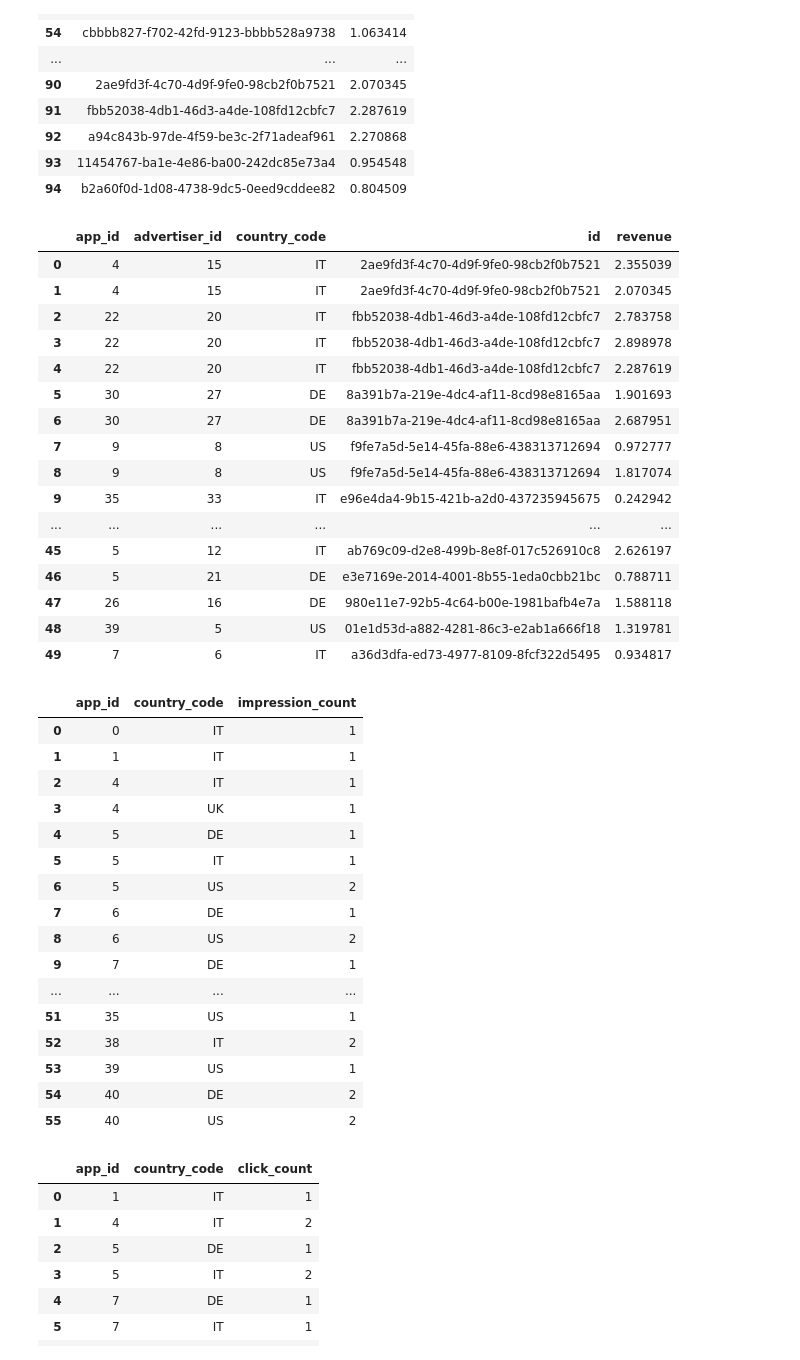
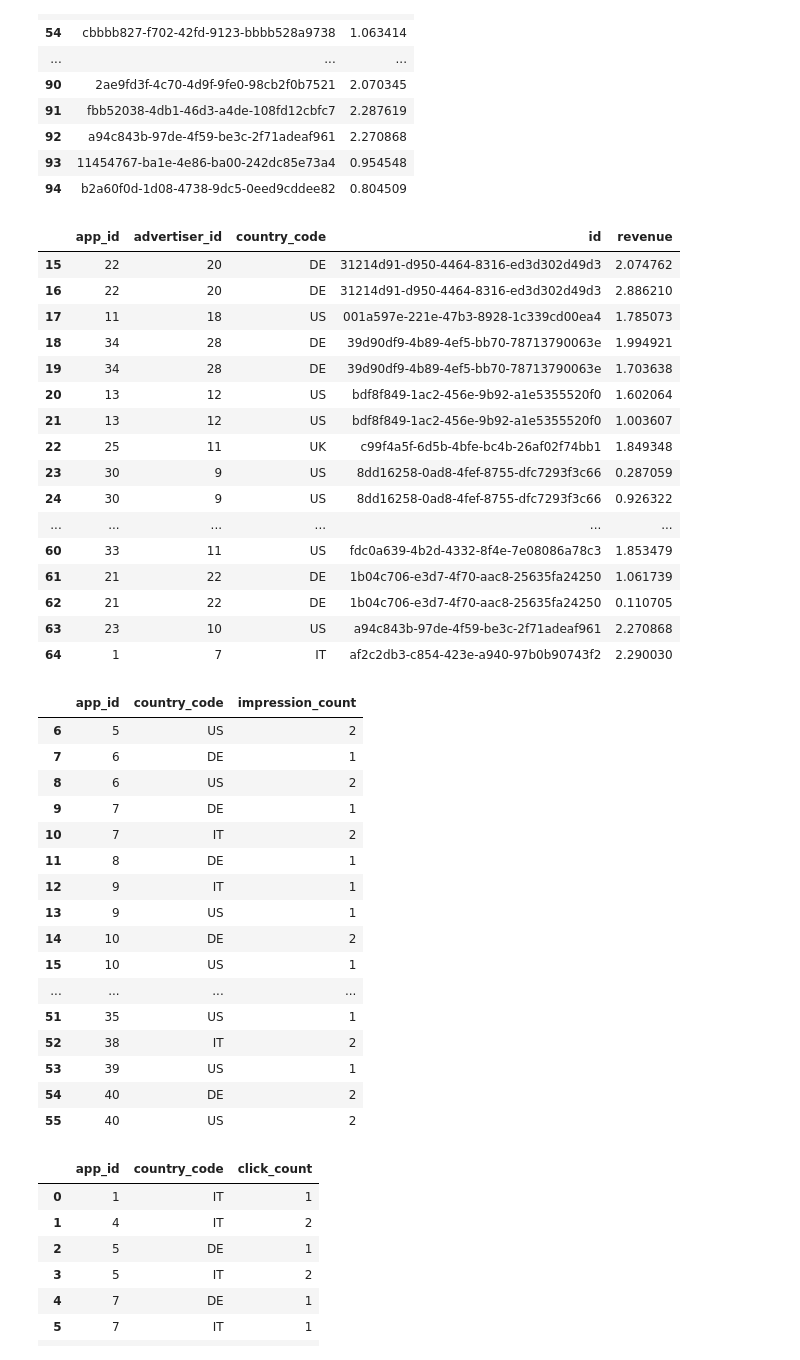
Before and after one commit to eyamini/Verve-Top-Advertisers, a Jupyter notebook: Merged.ipynb, the cells around one changed output. Drawn from its saved outputs; the diff is of its cells as text; code cells hidden in the pictures.

```diff
--- a/Merged.ipynb
+++ b/Merged.ipynb
@@ -54,41 +58,41 @@ clicks.tail(50)
 | 94 | b2a60f0d-1d08-4738-9dc5-0eed9cddee82 | 0.804509 |
 # %%
 merged = pd.merge(impressions, clicks, on="id")
-merged.head(50)
+merged.tail(50)
 # %% [output]
 |  | app_id | advertiser_id | country_code | id | revenue |
-| 0 | 4 | 15 | IT | 2ae9fd3f-4c70-4d9f-9fe0-98cb2f0b7521 | 2.355039 |
-| 1 | 4 | 15 | IT | 2ae9fd3f-4c70-4d9f-9fe0-98cb2f0b7521 | 2.070345 |
-| 2 | 22 | 20 | IT | fbb52038-4db1-46d3-a4de-108fd12cbfc7 | 2.783758 |
-| 3 | 22 | 20 | IT | fbb52038-4db1-46d3-a4de-108fd12cbfc7 | 2.898978 |
-| 4 | 22 | 20 | IT | fbb52038-4db1-46d3-a4de-108fd12cbfc7 | 2.287619 |
-| 5 | 30 | 27 | DE | 8a391b7a-219e-4dc4-af11-8cd98e8165aa | 1.901693 |
-| 6 | 30 | 27 | DE | 8a391b7a-219e-4dc4-af11-8cd98e8165aa | 2.687951 |
-| 7 | 9 | 8 | US | f9fe7a5d-5e14-45fa-88e6-438313712694 | 0.972777 |
-| 8 | 9 | 8 | US | f9fe7a5d-5e14-45fa-88e6-438313712694 | 1.817074 |
-| 9 | 35 | 33 | IT | e96e4da4-9b15-421b-a2d0-437235945675 | 0.242942 |
+| 15 | 22 | 20 | DE | 31214d91-d950-4464-8316-ed3d302d49d3 | 2.074762 |
+| 16 | 22 | 20 | DE | 31214d91-d950-4464-8316-ed3d302d49d3 | 2.886210 |
+| 17 | 11 | 18 | US | 001a597e-221e-47b3-8928-1c339cd00ea4 | 1.785073 |
+| 18 | 34 | 28 | DE | 39d90df9-4b89-4ef5-bb70-78713790063e | 1.994921 |
+| 19 | 34 | 28 | DE | 39d90df9-4b89-4ef5-bb70-78713790063e | 1.703638 |
+| 20 | 13 | 12 | US | bdf8f849-1ac2-456e-9b92-a1e5355520f0 | 1.602064 |
+| 21 | 13 | 12 | US | bdf8f849-1ac2-456e-9b92-a1e5355520f0 | 1.003607 |
+| 22 | 25 | 11 | UK | c99f4a5f-6d5b-4bfe-bc4b-26af02f74bb1 | 1.849348 |
+| 23 | 30 | 9 | US | 8dd16258-0ad8-4fef-8755-dfc7293f3c66 | 0.287059 |
+| 24 | 30 | 9 | US | 8dd16258-0ad8-4fef-8755-dfc7293f3c66 | 0.926322 |
 | ... | ... | ... | ... | ... | ... |
-| 45 | 5 | 12 | IT | ab769c09-d2e8-499b-8e8f-017c526910c8 | 2.626197 |
-| 46 | 5 | 21 | DE | e3e7169e-2014-4001-8b55-1eda0cbb21bc | 0.788711 |
-| 47 | 26 | 16 | DE | 980e11e7-92b5-4c64-b00e-1981bafb4e7a | 1.588118 |
-| 48 | 39 | 5 | US | 01e1d53d-a882-4281-86c3-e2ab1a666f18 | 1.319781 |
-| 49 | 7 | 6 | IT | a36d3dfa-ed73-4977-8109-8fcf322d5495 | 0.934817 |
+| 60 | 33 | 11 | US | fdc0a639-4b2d-4332-8f4e-7e08086a78c3 | 1.853479 |
+| 61 | 21 | 22 | DE | 1b04c706-e3d7-4f70-aac8-25635fa24250 | 1.061739 |
+| 62 | 21 | 22 | DE | 1b04c706-e3d7-4f70-aac8-25635fa24250 | 0.110705 |
+| 63 | 23 | 10 | US | a94c843b-97de-4f59-be3c-2f71adeaf961 | 2.270868 |
+| 64 | 1 | 7 | IT | af2c2db3-c854-423e-a940-97b0b90743f2 | 2.290030 |
 # %%
 impression_count = impressions.groupby(['app_id','country_code'])['id'].size().reset_index(name='impression_count')
 impression_count = impression_count.astype({'impression_count': int})
-impression_count
+impression_count.tail(50)
 # %% [output]
 |  | app_id | country_code | impression_count |
-| 0 | 0 | IT | 1 |
-| 1 | 1 | IT | 1 |
-| 2 | 4 | IT | 1 |
-| 3 | 4 | UK | 1 |
-| 4 | 5 | DE | 1 |
-| 5 | 5 | IT | 1 |
 | 6 | 5 | US | 2 |
 | 7 | 6 | DE | 1 |
 | 8 | 6 | US | 2 |
 | 9 | 7 | DE | 1 |
+| 10 | 7 | IT | 2 |
+| 11 | 8 | DE | 1 |
+| 12 | 9 | IT | 1 |
+| 13 | 9 | US | 1 |
+| 14 | 10 | DE | 2 |
+| 15 | 10 | US | 1 |
 | ... | ... | ... | ... |
 | 51 | 35 | US | 1 |
 | 52 | 38 | IT | 2 |
```
Also changed, not shown: parts of 6 cells of this notebook, 1 other file.
